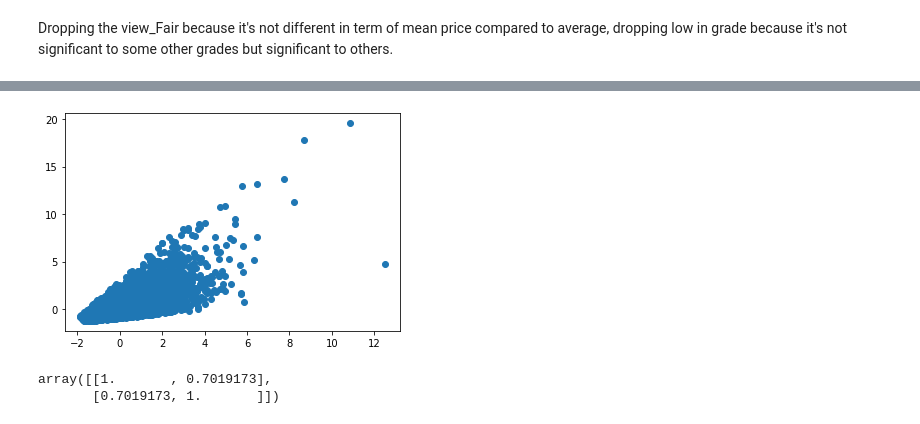
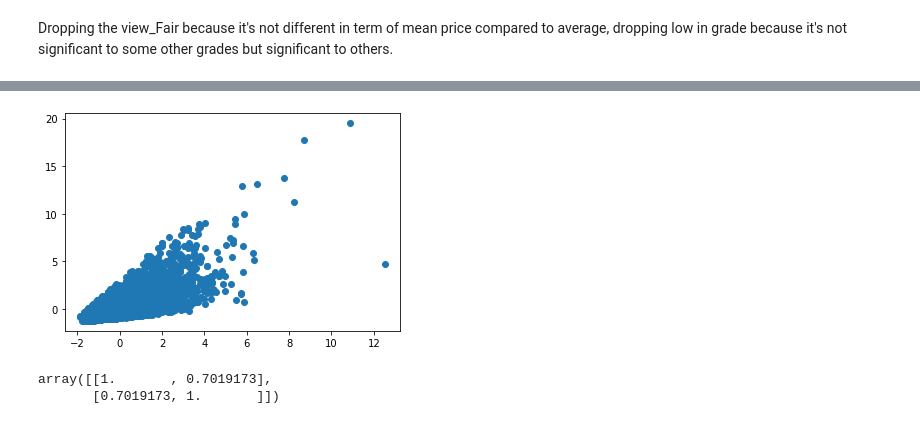
Before and after one commit to xiaohua-su/King_County_Real_Estate_Analysis, a Jupyter notebook: workspace_xiaohua/Untitled1.ipynb, the cells around one changed output, grey strips where cells are left out. Saved outputs shown, nothing was run; the diff lists cells and outputs as text; code cells hidden in the pictures.

```diff
--- a/workspace_xiaohua/Untitled1.ipynb
+++ b/workspace_xiaohua/Untitled1.ipynb
@@ -381,0 +360,13 @@ memory usage: 9.9 MB
+# %%
+# Instantiate our scaler
+
+scaler = StandardScaler()
+
+# Fit our scaler
+
+scaler.fit(X_train_enc)
+
+# Transform training data
+
+X_train_scaled = scaler.transform(X_train_enc)
+X_train_scaled
@@ -382 +391,3 @@ memory usage: 9.9 MB
+# %%
+scaled_p_df = pd.DataFrame(X_train_scaled, columns= ct.get_feature_names_out(), index = y_train.index)
 # %%
@@ -390,0 +402,2 @@ cate_parsed.head()
+# %%
+scaled_p_df.columns = [x.replace("ohe__", "").replace('remainder__','').strip() for x in scaled_p_df.columns]
@@ -390,0 +413,2 @@ cate_parsed.head()
+# %%
+scaled_p_df.drop(columns = ['view_FAIR', 'grade_4_Low'], inplace = True)
@@ -396,13 +424,13 @@ scaled_and_parse_df.columns = [x.replace(" ", "_").strip() for x in scaled_and_p
 # %%
 fig, ax = plt.subplots()
 
-x = scaled_and_parse_df['sqft_living']
-y = scaled_and_parse_df['price']
+x = scaled_p_df['sqft_living']
+y = scaled_p_df['price']
 
 
 ax.scatter(x, y);
 # %% [output]
-[figure, old version]
+[figure, new version]
 # %%
 np.corrcoef(df['sqft_living'],df['price'])
 # %% [output]
```
Also changed, not shown: parts of 57 cells of this notebook.
